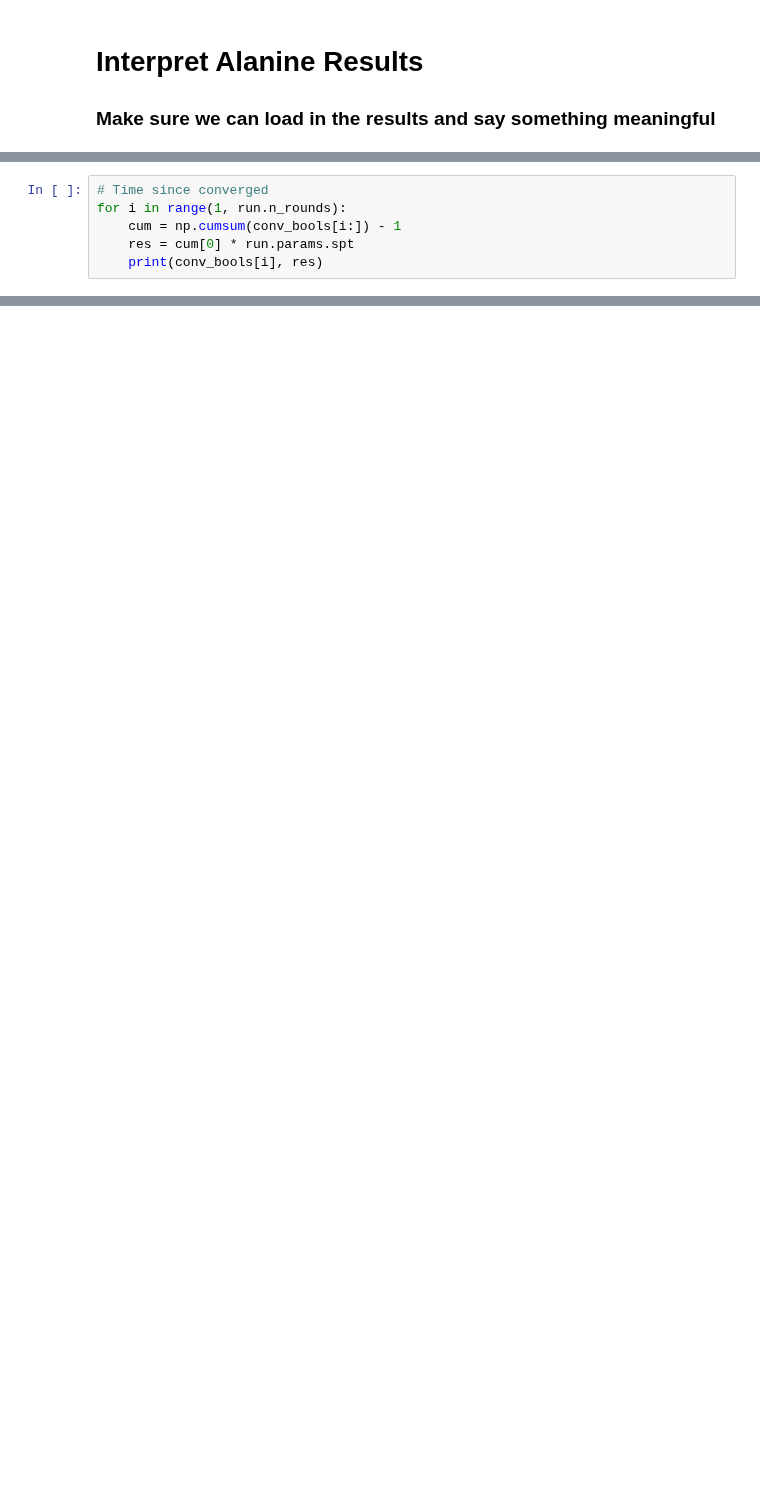
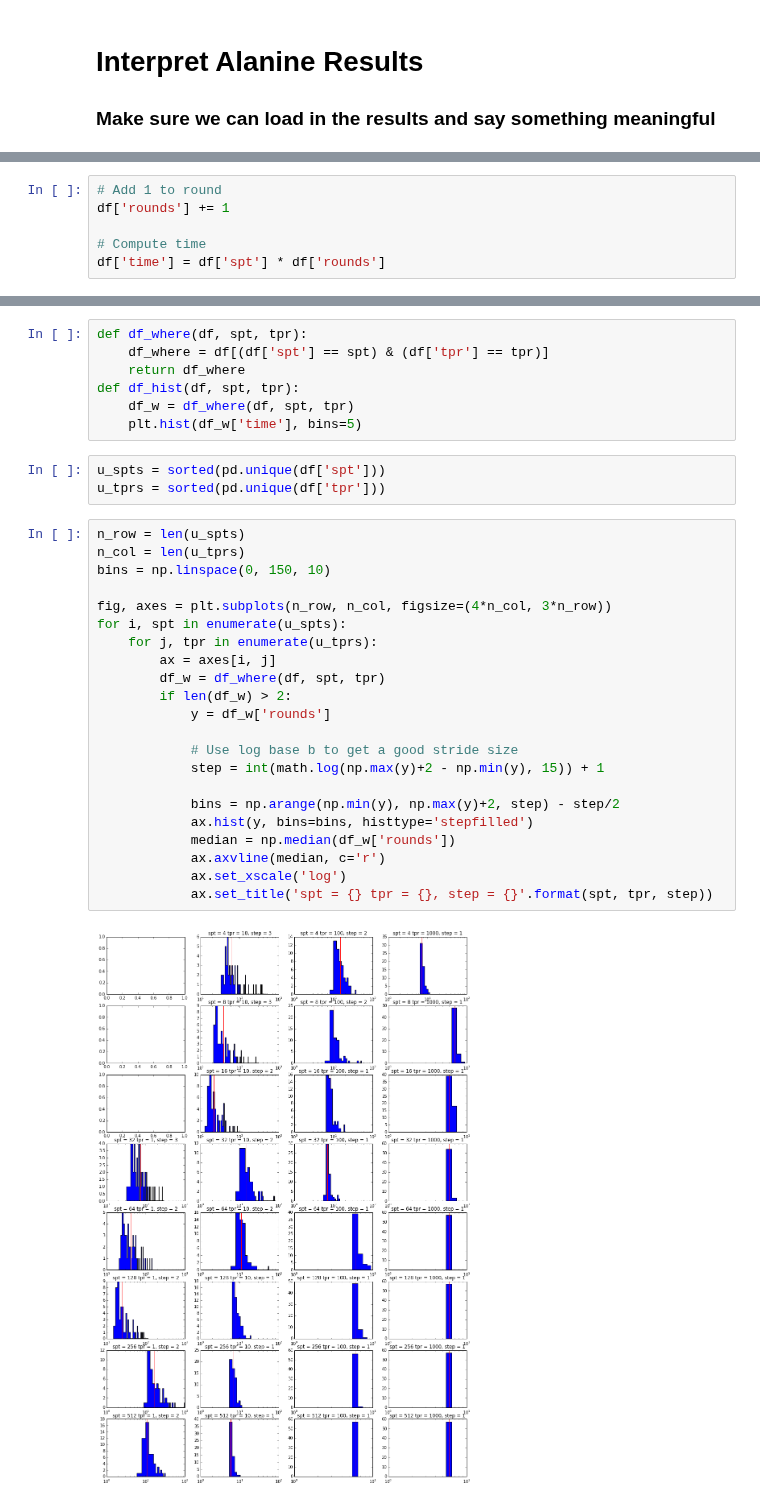
Before and after one commit to mpharrigan/quant-accel, a Jupyter notebook: ipython/Interpret_Alanine_Results.ipynb, the cells around one changed output, grey strips where cells are left out. Drawn from its saved outputs; the diff is of its cells as text; blank space fills up the shorter version.

```diff
--- a/ipython/Interpret_Alanine_Results.ipynb
+++ b/ipython/Interpret_Alanine_Results.ipynb
@@ -53,6 +9,0 @@ array([ 2000,  4000,  6000,  8000, 10000, 12000, 14000, 16000, 18000,
-# %%
-# Time since converged
-for i in range(1, run.n_rounds):
-    cum = np.cumsum(conv_bools[i:]) - 1
-    res = cum[0] * run.params.spt
-    print(conv_bools[i], res)
@@ -71,0 +35,6 @@ True 0
+# %%
+# Add 1 to round
+df['rounds'] += 1
+
+# Compute time
+df['time'] = df['spt'] * df['rounds']
@@ -71,0 +50,34 @@ True 0
+# %%
+def df_where(df, spt, tpr):
+    df_where = df[(df['spt'] == spt) & (df['tpr'] == tpr)]
+    return df_where
+def df_hist(df, spt, tpr):
+    df_w = df_where(df, spt, tpr)
+    plt.hist(df_w['time'], bins=5)
+# %%
+u_spts = sorted(pd.unique(df['spt']))
+u_tprs = sorted(pd.unique(df['tpr']))
+# %%
+n_row = len(u_spts)
+n_col = len(u_tprs)
+bins = np.linspace(0, 150, 10)
+
+fig, axes = plt.subplots(n_row, n_col, figsize=(4*n_col, 3*n_row))
+for i, spt in enumerate(u_spts):
+    for j, tpr in enumerate(u_tprs):
+        ax = axes[i, j]
+        df_w = df_where(df, spt, tpr)
+        if len(df_w) > 2:
+            y = df_w['rounds']
+
+            # Use log base b to get a good stride size
+            step = int(math.log(np.max(y)+2 - np.min(y), 15)) + 1
+
+            bins = np.arange(np.min(y), np.max(y)+2, step) - step/2
+            ax.hist(y, bins=bins, histtype='stepfilled')
+            median = np.median(df_w['rounds'])
+            ax.axvline(median, c='r')
+            ax.set_xscale('log')
+            ax.set_title('spt = {} tpr = {}, step = {}'.format(spt, tpr, step))
+# %% [output]
+[figure, added]
```
Also changed, not shown: parts of 20 cells of this notebook, 2 other files.
